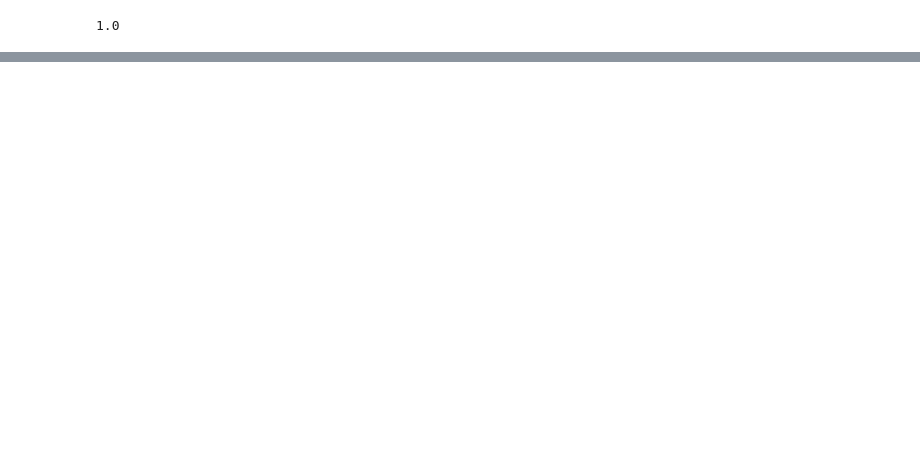
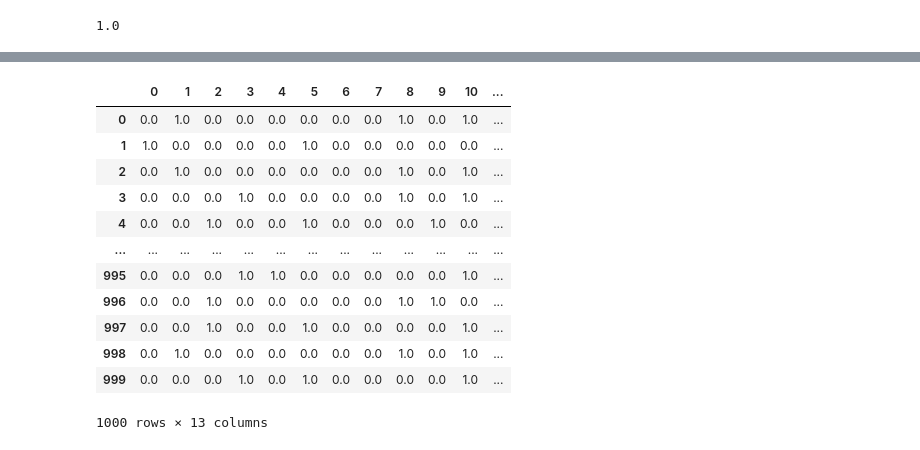
Before and after one commit to akshatz/dataScienceTutorial, a Jupyter notebook: introductionToScikitLearn.ipynb, the cells around one changed output, grey strips where cells are left out. Cells and saved outputs as stored; diff of their text form; code cells hidden in the pictures; blank space fills up the shorter version.

Commit message:
Convert data to numbers

```diff
--- a/introductionToScikitLearn.ipynb
+++ b/introductionToScikitLearn.ipynb
@@ -208,0 +260,2 @@ NameError: name 'rb' is not defined
+# %%
+carSales = pd.read_csv("data/car-sales-extended.csv")
@@ -208,0 +291,9 @@ NameError: name 'rb' is not defined
+# %%
+# Split into X/y
+X = carSales.drop("Price", axis=1)
+y = carSales.Price
+
+# Spit into training and test
+XTrain, XTest, yTrain, yTest = train_test_split(X,
+                                               y,
+                                               test_size=0.2)
@@ -208,0 +318,13 @@ NameError: name 'rb' is not defined
+# %%
+# Turn the categories into
+from sklearn.preprocessing import OneHotEncoder
+from sklearn.compose import ColumnTransformer
+
+categoricalFeatures = ["Make", "Colour","Doors"]
+oneHot = OneHotEncoder()
+transformer = ColumnTransformer([("oneHot",
+                                oneHot,
+                                 categoricalFeatures)],
+                               remainder="passthrough")
+transformedX = transformer.fit_transform(X)
+transformedX
@@ -208,0 +345,16 @@ NameError: name 'rb' is not defined
+# %%
+pd.DataFrame(transformedX)
+# %% [output]
+|  | 0 | 1 | 2 | 3 | 4 | 5 | 6 | 7 | 8 | 9 | 10 | ... |
+| 0 | 0.0 | 1.0 | 0.0 | 0.0 | 0.0 | 0.0 | 0.0 | 0.0 | 1.0 | 0.0 | 1.0 | ... |
+| 1 | 1.0 | 0.0 | 0.0 | 0.0 | 0.0 | 1.0 | 0.0 | 0.0 | 0.0 | 0.0 | 0.0 | ... |
+| 2 | 0.0 | 1.0 | 0.0 | 0.0 | 0.0 | 0.0 | 0.0 | 0.0 | 1.0 | 0.0 | 1.0 | ... |
+| 3 | 0.0 | 0.0 | 0.0 | 1.0 | 0.0 | 0.0 | 0.0 | 0.0 | 1.0 | 0.0 | 1.0 | ... |
+| 4 | 0.0 | 0.0 | 1.0 | 0.0 | 0.0 | 1.0 | 0.0 | 0.0 | 0.0 | 1.0 | 0.0 | ... |
+| ... | ... | ... | ... | ... | ... | ... | ... | ... | ... | ... | ... | ... |
+| 995 | 0.0 | 0.0 | 0.0 | 1.0 | 1.0 | 0.0 | 0.0 | 0.0 | 0.0 | 0.0 | 1.0 | ... |
+| 996 | 0.0 | 0.0 | 1.0 | 0.0 | 0.0 | 0.0 | 0.0 | 0.0 | 1.0 | 1.0 | 0.0 | ... |
+| 997 | 0.0 | 0.0 | 1.0 | 0.0 | 0.0 | 1.0 | 0.0 | 0.0 | 0.0 | 0.0 | 1.0 | ... |
+| 998 | 0.0 | 1.0 | 0.0 | 0.0 | 0.0 | 0.0 | 0.0 | 0.0 | 1.0 | 0.0 | 1.0 | ... |
+| 999 | 0.0 | 0.0 | 0.0 | 1.0 | 0.0 | 1.0 | 0.0 | 0.0 | 0.0 | 0.0 | 1.0 | ... |
+1000 rows × 13 columns
```
Also changed, not shown: parts of 32 cells of this notebook, 3 other files.
